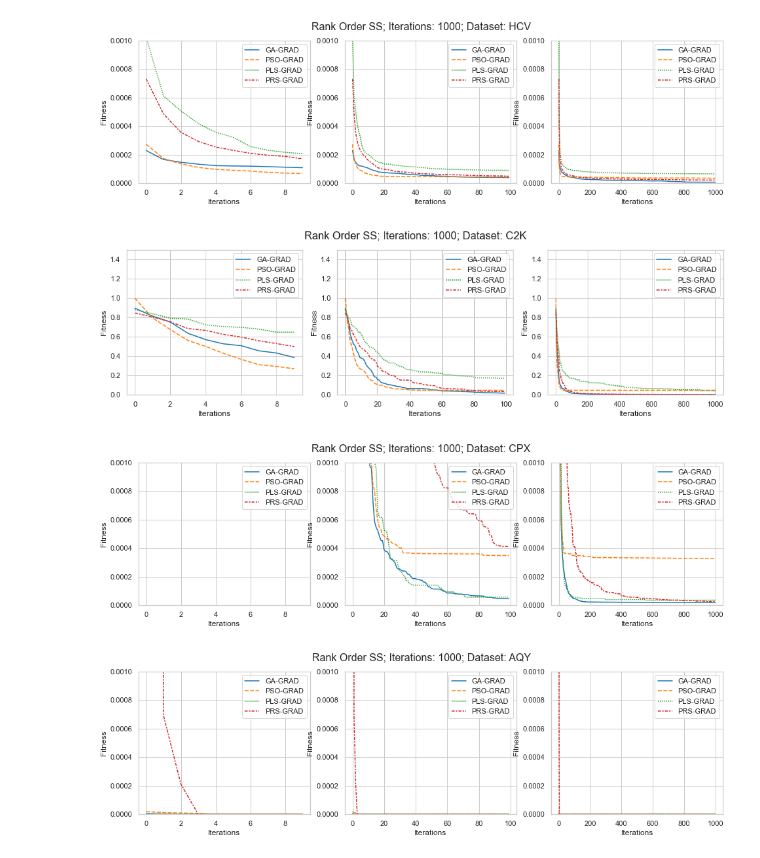
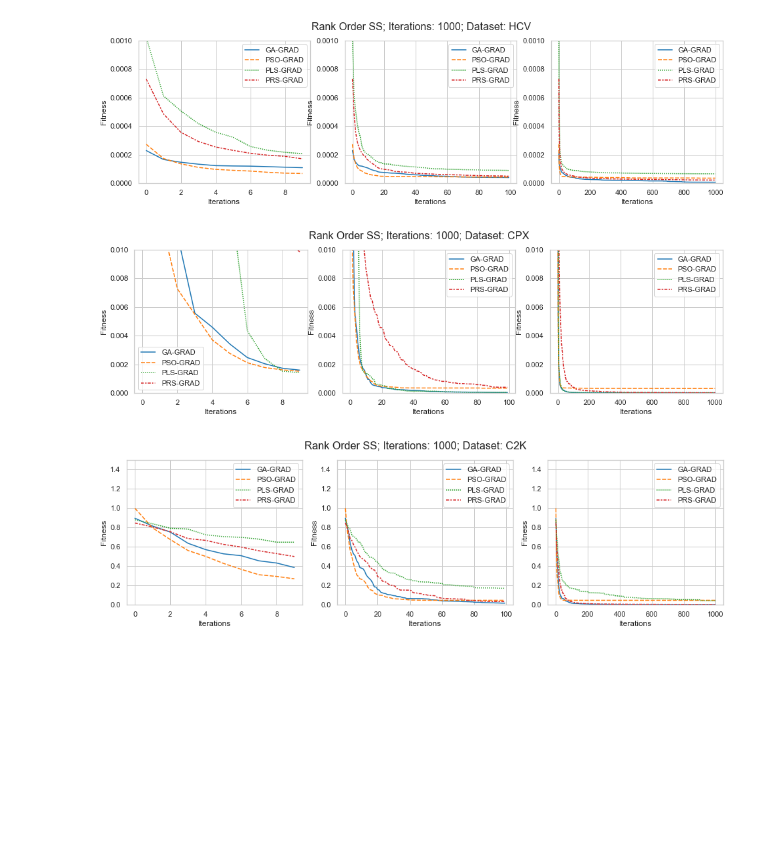
Before and after one commit to owuordickson/meso-hpc-lr, a Jupyter notebook: results/swarmgp/analysis_v2.ipynb, the cells around one changed output. Saved outputs shown, nothing was run; the diff lists cells and outputs as text; code cells hidden in the pictures; blank space fills up the shorter version.

```diff
--- a/results/swarmgp/analysis_v2.ipynb
+++ b/results/swarmgp/analysis_v2.ipynb
@@ -278,7 +278,7 @@ df_res = pd.concat(frames, ignore_index=True)
 df_res = df_res[['Data-set', 'Algorithm', 'Run-time','Pattern-count', 'Max-evaluation', 'Evaluations', 'Max-iteration', 'Iterations']]
 
 
-data_sets = ['HCV', 'C2K', 'CPX']#, 'AQY']
+data_sets = ['HCV', 'CPX', 'C2K']#, 'AQY']
 algorithms = ['GA', 'PSO', 'PLS', 'PRS']
 evals = [1000]  # [10, 100, 1000]
 eval_data = []
@@ -309,7 +309,7 @@ for ds in data_sets:
             eval_data.append([ds, alg+'-GRAD', df3['Pattern-count'].mean(), df3['Pattern-count'].std(), df3['Run-time'].mean(), df3['Run-time'].std(), ev, eval_min, eval_avg_mn, eval_avg, eval_avg_pl, eval_max])
 
 df_data = pd.DataFrame(data=eval_data, columns=['Data-set', 'Algorithm', 'Patterns (mean)', 'Patterns (std)', 'Run-time (mean)', 'Run-time (std)', 'Iterations','Iterations (min)', 'Iterations (mu-sigma)', 'Iterations (mu)', 'Iterations (mu+sigma)', 'Iterations (max)'])
-df_tab = df_data[['Data-set', 'Algorithm', 'Patterns (mean)', 'Patterns (std)', 'Run-time (mean)', 'Run-time (std)', 'Iterations']]
+df_tab = df_data[['Data-set', 'Algorithm', 'Patterns (mean)', 'Patterns (std)', 'Run-time (mean)', 'Run-time (std)']]
 df_tab
 #print(eval_arr)
 #print(eval_avg)
@@ -366,36 +347,39 @@ for ds in data_sets:
     for index, row in df1.iterrows():
         comb_values.append(row['Iterations (mu)'])
     comb_values = np.array(comb_values).T
 
     fig = plt.figure(figsize=(16,4))
 
-    if ds == 'C2K':
+    if ds == 'HCV':
+        lims = [0.001, 0.001, 0.001]
+    elif ds == 'CPX':
+        lims = [0.01, 0.01, 0.01]
+    elif ds == 'C2K':
         lims = [1.5, 1.5, 1.5]
-    else:
-        lims = [0.001, 0.001, 0.001]
+    elif ds == 'AQY':
+        lims = [0.01, 0.01, 0.01]
     i = 1
     for x in ([10, 100, 1000]):
         plt.subplot(1, 3, i)
         limits = np.arange(x)
         vals = comb_values[0:x]
 
         data = pd.DataFrame(vals, limits, columns=comb_cols)
 
         sns.lineplot(data=data, palette="tab10")  # markers=True)
         plt.ylim(0, lims[i-1])
         plt.xlabel('Iterations')
         plt.ylabel('Fitness')
         i += 1
 
     # data = pd.DataFrame(comb_values, limits, columns=comb_cols)
     # sns.lineplot(data=data, palette="tab10")  # , markers=True)
     # plt.ylim(0, lims[i-1])
     # plt.xlabel('Evaluations')
     # plt.ylabel('Cost')
 
     fig.suptitle('Rank Order SS; Iterations: ' + str(row['Iterations']) + '; Dataset: ' + ds, fontsize=16)
 # %% [output]
 [figure]
-[figure, old version]
+[figure, new version]
-[figure, old version]
+[figure, new version]
-[figure, removed]
```
Also changed, not shown: parts of 1 cell of this notebook, 1 other file.
